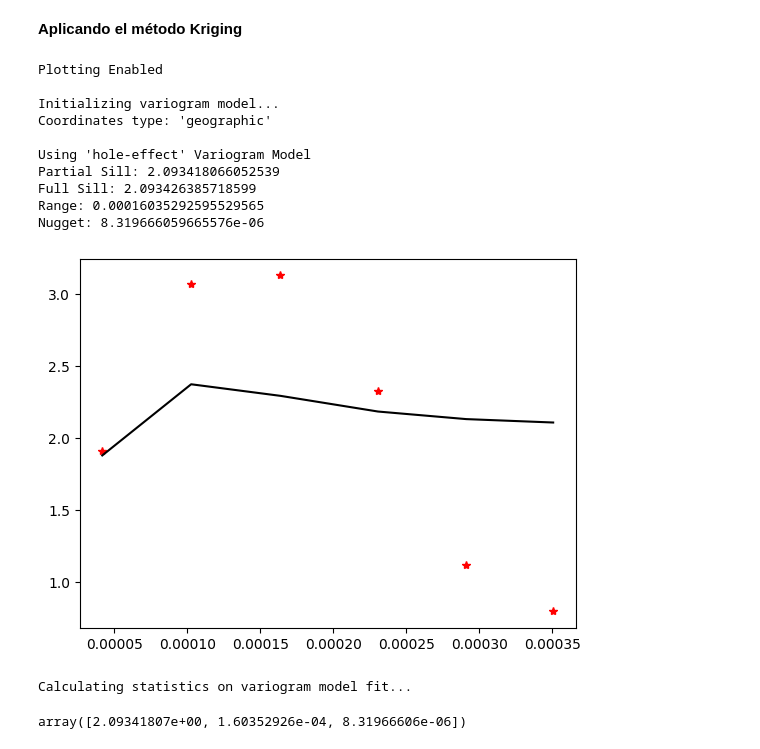
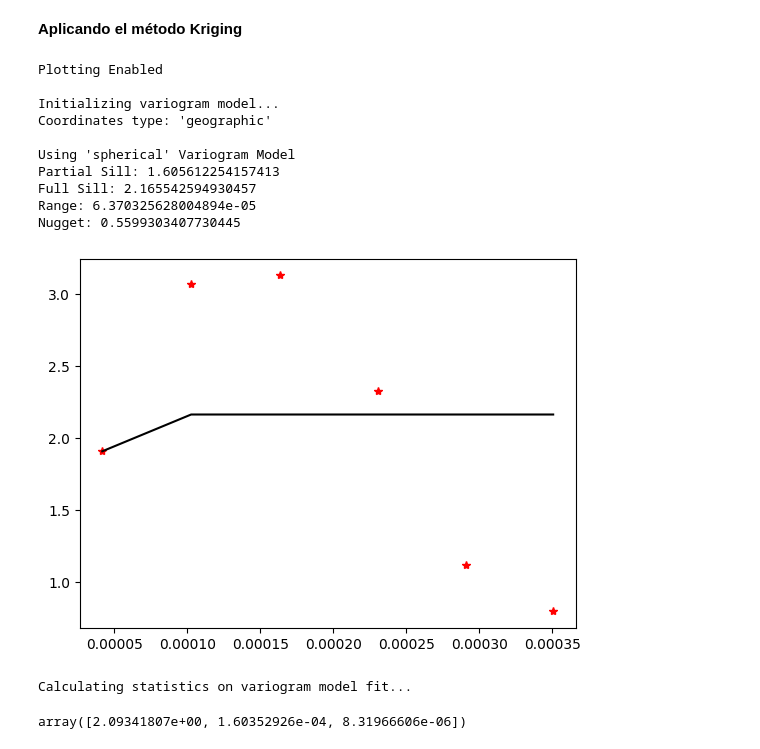
Before and after one commit to miguepoloc/kriging, a Jupyter notebook: Kriging_Export.ipynb, the cells around one changed output. Saved outputs shown, nothing was run; the diff lists cells and outputs as text; code cells hidden in the pictures.

```diff
--- a/Kriging_Export.ipynb
+++ b/Kriging_Export.ipynb
@@ -30,26 +30,26 @@ Text(0.5, 1.0, 'Temperatura Suelo')
 # %%
 OK = OrdinaryKriging(
     x,
     y,
     phi,
-    variogram_model="hole-effect",
+    variogram_model="spherical",
     verbose=True,
     enable_plotting=True,
     coordinates_type='geographic',
     # nlags=30,
 )
 # %% [output]
 Plotting Enabled
 
 Initializing variogram model...
 Coordinates type: 'geographic'
 
-Using 'hole-effect' Variogram Model
-Partial Sill: 2.093418066052539
-Full Sill: 2.093426385718599
-Range: 0.00016035292595529565
-Nugget: 8.319666059665576e-06
+Using 'spherical' Variogram Model
+Partial Sill: 1.605612254157413
+Full Sill: 2.165542594930457
+Range: 6.370325628004894e-05
+Nugget: 0.5599303407730445
-[figure, old version]
+[figure, new version]
 Calculating statistics on variogram model fit...
 # %%
 OK.variogram_model_parameters
```
Also changed, not shown: 10 other files.
